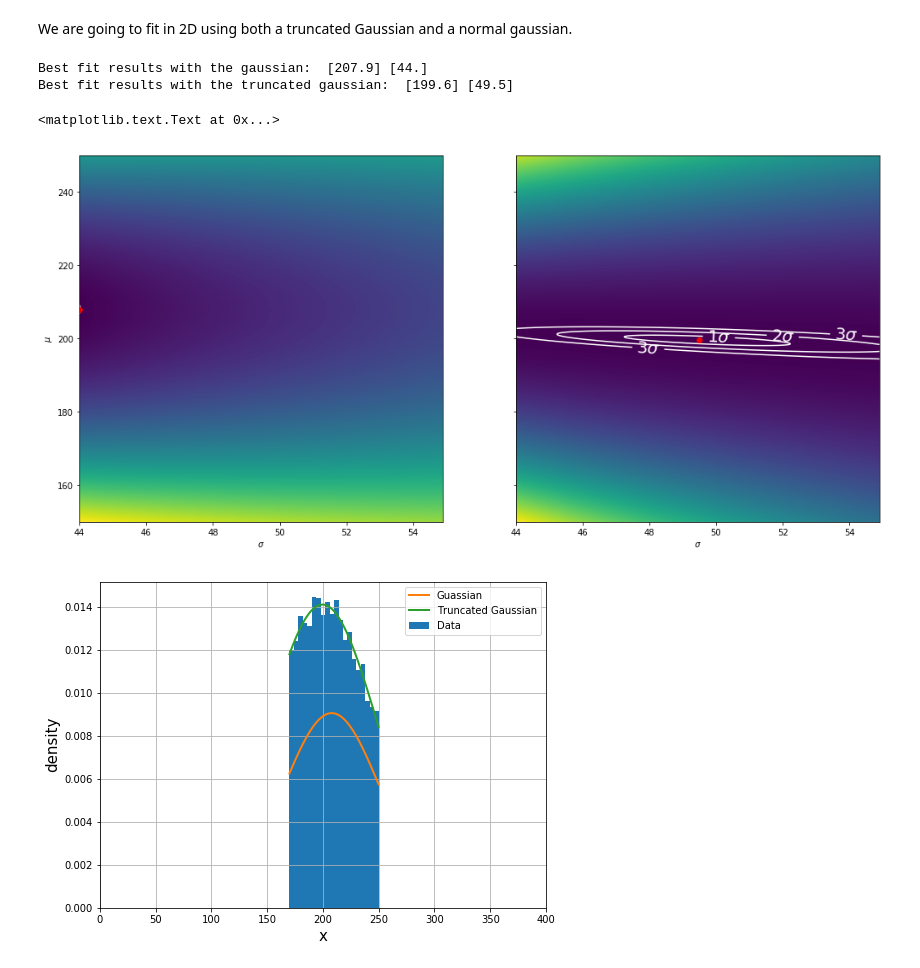
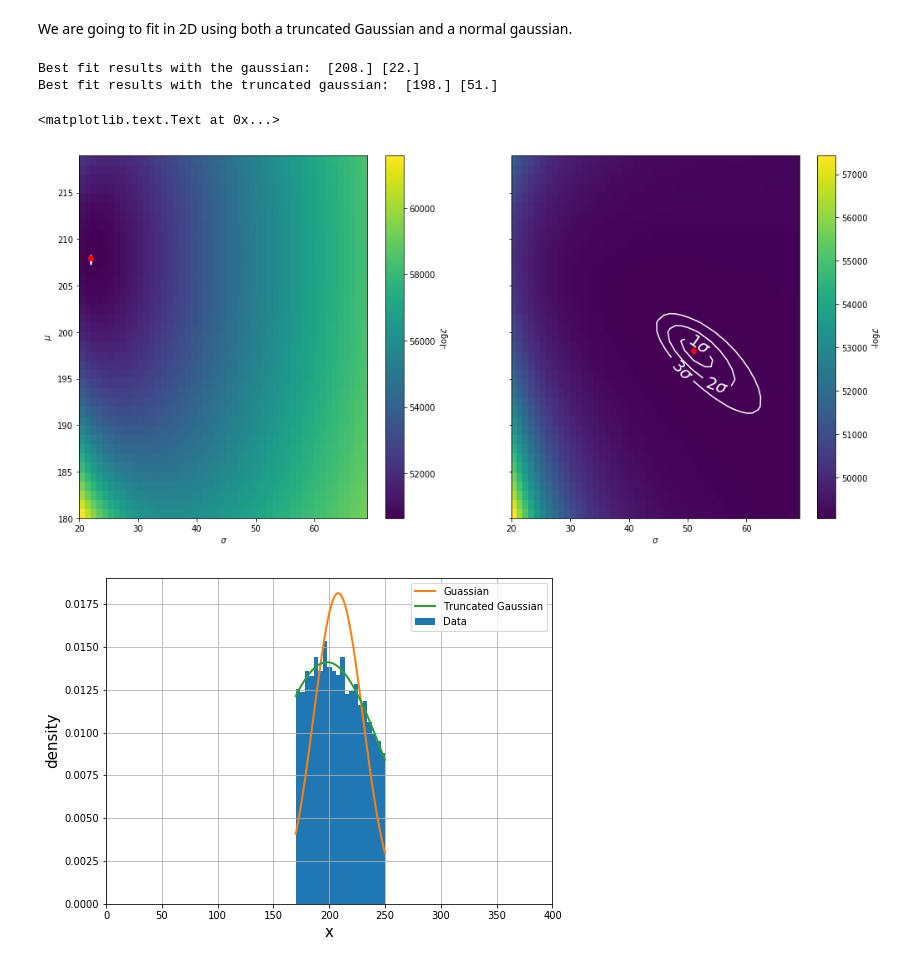
Before and after one commit to zemrude/PHYS-F-311, a Jupyter notebook: Fitting-Truncated-Data.ipynb, the cells around one changed output. Drawn from its saved outputs; the diff is of its cells as text; code cells hidden in the pictures.

```diff
--- a/Fitting-Truncated-Data.ipynb
+++ b/Fitting-Truncated-Data.ipynb
@@ -79,10 +79,10 @@ We are going to fit in 2D using both a truncated Gaussian and a normal gaussian.
 mumin = 180.
 mumax = 220.
 
-sigma_min = 35.
-sigma_max = 55
-mu_grid    = np.arange(mumin, mumax, 0.1)
-sigma_grid = np.arange(sigma_min, sigma_max, 0.1)
+sigma_min = 20.
+sigma_max = 70.
+mu_grid    = np.arange(mumin, mumax, 1.)
+sigma_grid = np.arange(sigma_min, sigma_max, 1.)
 
 tL = []
 L = []
@@ -118,39 +118,46 @@ tsigma_best = sigma_grid[ti_best[1]]
 print ("Best fit results with the gaussian: ", mu_best, sigma_best)
 print ("Best fit results with the truncated gaussian: ", tmu_best, tsigma_best)
 # %% [output]
-Best fit results with the gaussian:  [207.9] [44.]
-Best fit results with the truncated gaussian:  [199.6] [49.5]
+Best fit results with the gaussian:  [208.] [22.]
+Best fit results with the truncated gaussian:  [198.] [51.]
 # %%
 fig, axs = plt.subplots(1,2,sharey=True, figsize=(17,8))
 mesh1 = axs[0].pcolormesh(sigma_grid, mu_grid, L)
 mesh2 = axs[1].pcolormesh(sigma_grid, mu_grid, tL)
 
 cs = axs[0].contour(sigma_grid, mu_grid, L, [L.min() + 0.5, L.min() + 4./2., L.min() + 9./2.],colors='white')
 tcs = axs[1].contour(sigma_grid, mu_grid, tL, [tL.min() + 0.5, tL.min() + 4./2., tL.min() + 9./2.],colors='white')
 
 
 fmt = {}
 strs = ['1$\sigma$', '2$\sigma$', '3$\sigma$']
 for l, s in zip(cs.levels, strs):
     fmt[l] = s
 tfmt = {}
 for l, s in zip(tcs.levels, strs):
     tfmt[l] = s
 
 
+cbar = fig.colorbar(mesh1, ax = axs[0])
+cbar.ax.set_ylabel('-$\log \mathcal{L}$')
+
+tcbar = fig.colorbar(mesh2, ax = axs[1])
+tcbar.ax.set_ylabel('-$\log \mathcal{L}$')
+
+
 axs[0].clabel(cs, cs.levels, inline=1, fmt=fmt, fontsize=20)
 axs[1].clabel(tcs, tcs.levels, inline=1, fmt=tfmt, fontsize=20)
 
 
 axs[0].plot(sigma_best, mu_best, marker='o',color='r')
 axs[1].plot(tsigma_best, tmu_best, marker='o',color='r')
 
 axs[0].set_xlabel('$\sigma$')
 axs[1].set_xlabel('$\sigma$')
 axs[0].set_ylabel('$\mu$')
 # %% [output]
 <matplotlib.text.Text at 0x...>
-[figure, old version]
+[figure, new version]
 # %%
 fig2, ax2 = plt.subplots(figsize=(8,6))
 plt.grid()
@@ -168,4 +175,4 @@ ax2.set_xlim(0, 400)
 ax2.legend(loc="upper right")
 plt.show()
 # %% [output]
-[figure, old version]
+[figure, new version]
```
Also changed, not shown: parts of 2 cells of this notebook.
